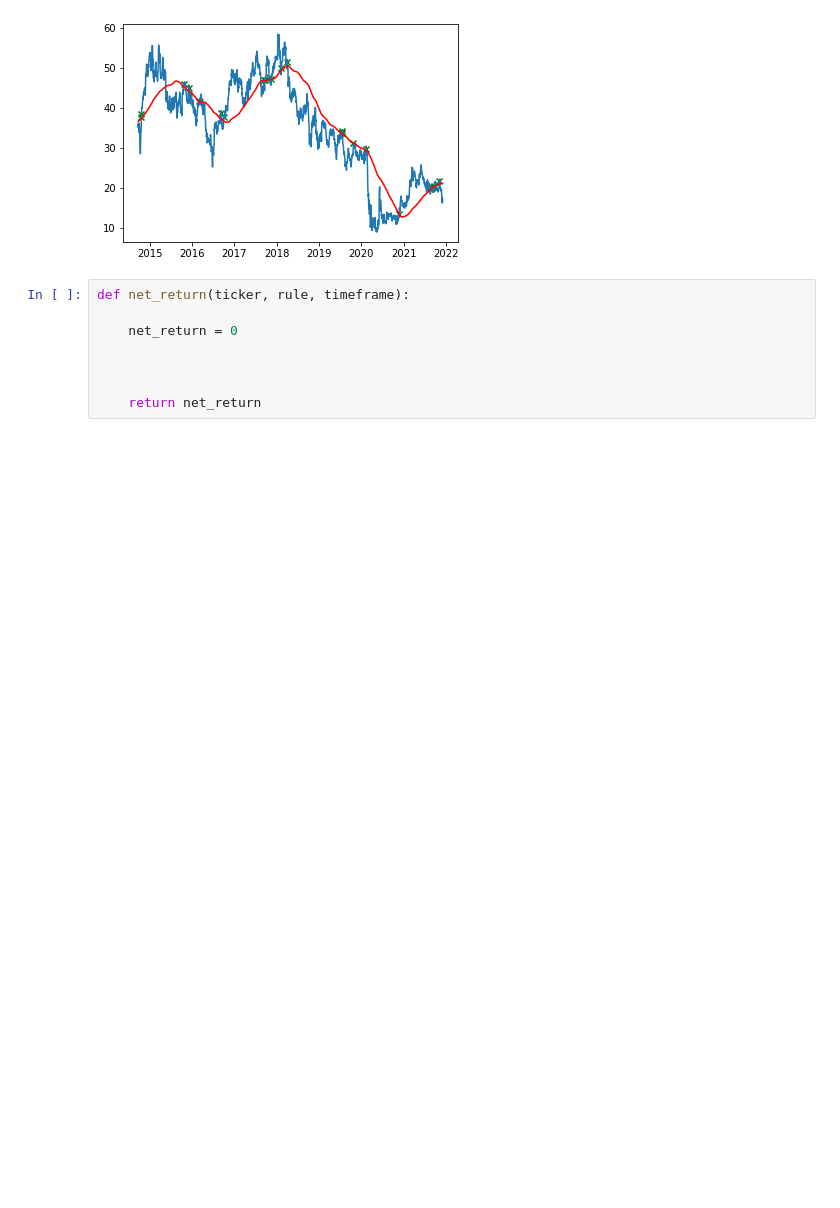
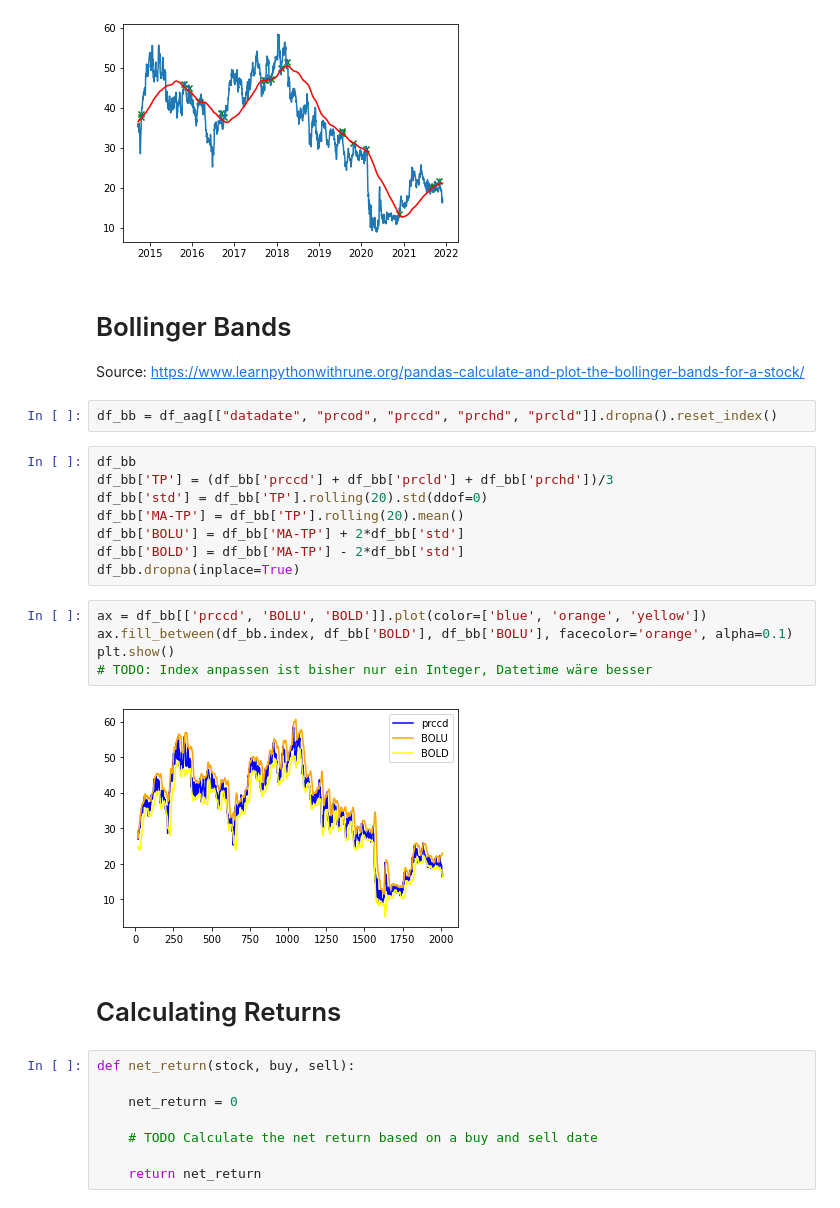
Before and after one commit to SWeisshaar/asim, a Jupyter notebook: notebooks/Net_Return.ipynb, the cells around one changed output. Saved outputs shown, nothing was run; the diff lists cells and outputs as text; blank space fills up the shorter version.

Commit message:
Added graph showing the bollinger bands

```diff
--- a/notebooks/Net_Return.ipynb
+++ b/notebooks/Net_Return.ipynb
@@ -113,11 +129,34 @@ plt.scatter(df_buy_signal["datadate"], df_buy_signal["signal"], color="green", m
 plt.show()
 # %% [output]
 [figure]
+# %% [markdown]
+# Bollinger Bands
+
+Source: https://www.learnpythonwithrune.org/pandas-calculate-and-plot-the-bollinger-bands-for-a-stock/
+# %%
+df_bb = df_aag[["datadate", "prcod", "prccd", "prchd", "prcld"]].dropna().reset_index()
+# %%
+df_bb
+df_bb['TP'] = (df_bb['prccd'] + df_bb['prcld'] + df_bb['prchd'])/3
+df_bb['std'] = df_bb['TP'].rolling(20).std(ddof=0)
+df_bb['MA-TP'] = df_bb['TP'].rolling(20).mean()
+df_bb['BOLU'] = df_bb['MA-TP'] + 2*df_bb['std']
+df_bb['BOLD'] = df_bb['MA-TP'] - 2*df_bb['std']
+df_bb.dropna(inplace=True)
+# %%
+ax = df_bb[['prccd', 'BOLU', 'BOLD']].plot(color=['blue', 'orange', 'yellow'])
+ax.fill_between(df_bb.index, df_bb['BOLD'], df_bb['BOLU'], facecolor='orange', alpha=0.1)
+plt.show()
+# TODO: Index anpassen ist bisher nur ein Integer, Datetime wäre besser
+# %% [output]
+[figure, added]
+# %% [markdown]
+# Calculating Returns
 # %%
-def net_return(ticker, rule, timeframe):
+def net_return(stock, buy, sell):
 
     net_return = 0
 
-
+    # TODO Calculate the net return based on a buy and sell date
 
     return net_return
```
Also changed, not shown: parts of 3 cells of this notebook.
